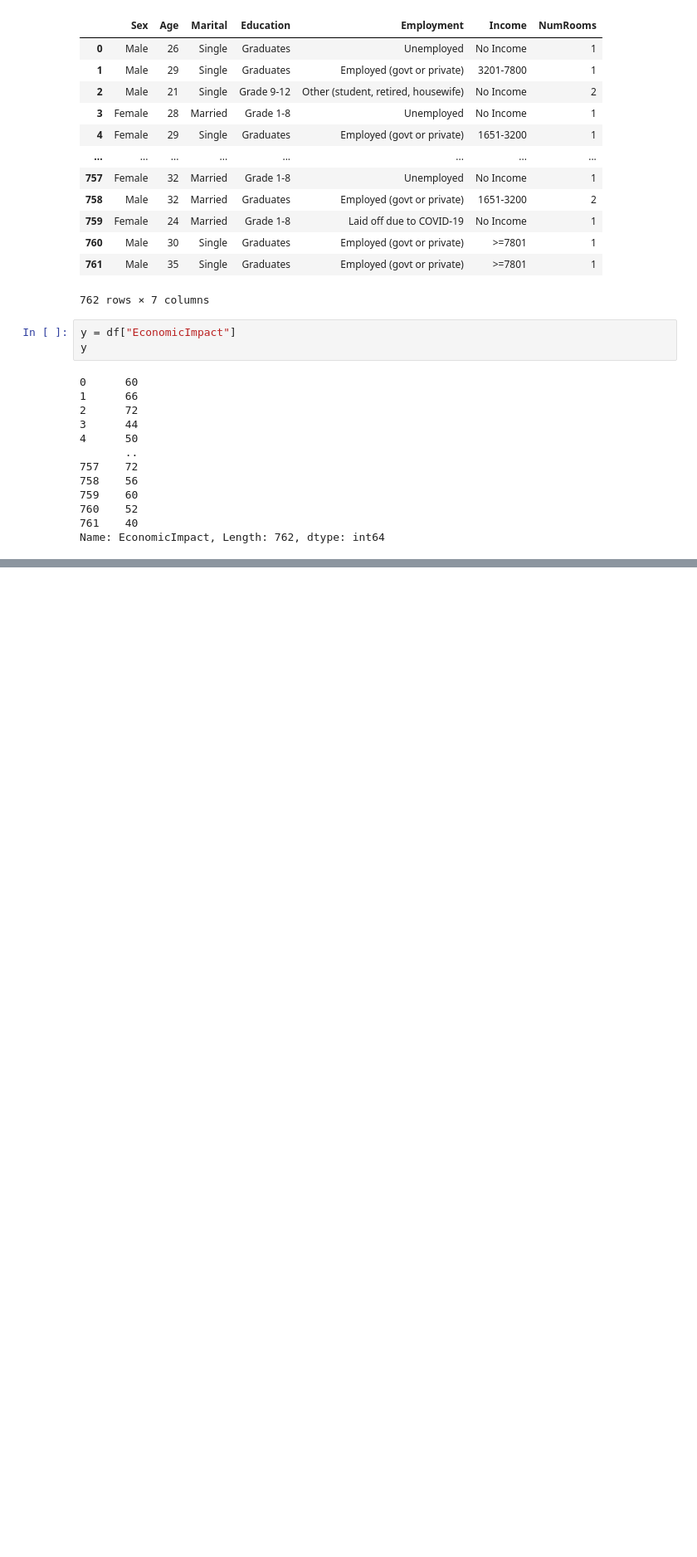
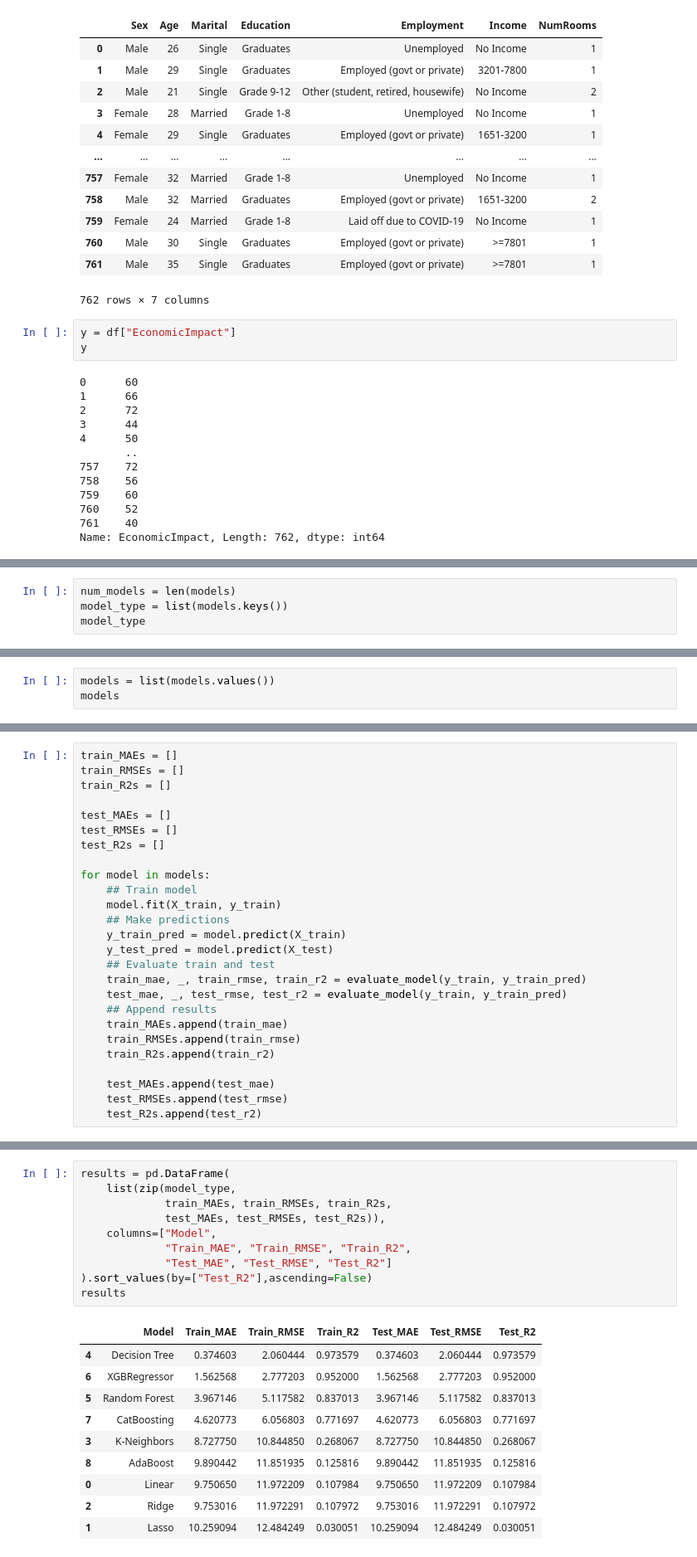
Before and after one commit to awolseid/LR_Project, a Jupyter notebook: notebook/LR4COVID.ipynb, the cells around one changed output, grey strips where cells are left out. Shown: that part at 83% size. Drawn from its saved outputs; the diff is of its cells as text; blank space fills up the shorter version.

Commit message:
Model trained in the notebook

```diff
--- a/notebook/LR4COVID.ipynb
+++ b/notebook/LR4COVID.ipynb
@@ -237,0 +313,4 @@ Name: EconomicImpact, Length: 762, dtype: int64
+# %%
+num_models = len(models)
+model_type = list(models.keys())
+model_type
@@ -237,0 +327,3 @@ Name: EconomicImpact, Length: 762, dtype: int64
+# %%
+models = list(models.values())
+models
@@ -237,0 +350,26 @@ Name: EconomicImpact, Length: 762, dtype: int64
+# %%
+train_MAEs = []
+train_RMSEs = []
+train_R2s = []
+
+test_MAEs = []
+test_RMSEs = []
+test_R2s = []
+
+for model in models:
+    ## Train model
+    model.fit(X_train, y_train)
+    ## Make predictions
+    y_train_pred = model.predict(X_train)
+    y_test_pred = model.predict(X_test)
+    ## Evaluate train and test
+    train_mae, _, train_rmse, train_r2 = evaluate_model(y_train, y_train_pred)
+    test_mae, _, test_rmse, test_r2 = evaluate_model(y_train, y_train_pred)
+    ## Append results
+    train_MAEs.append(train_mae)
+    train_RMSEs.append(train_rmse)
+    train_R2s.append(train_r2)
+
+    test_MAEs.append(test_mae)
+    test_RMSEs.append(test_rmse)
+    test_R2s.append(test_r2)
@@ -237,0 +394,21 @@ Name: EconomicImpact, Length: 762, dtype: int64
+# %%
+results = pd.DataFrame(
+    list(zip(model_type,
+             train_MAEs, train_RMSEs, train_R2s,
+             test_MAEs, test_RMSEs, test_R2s)),
+    columns=["Model",
+             "Train_MAE", "Train_RMSE", "Train_R2",
+             "Test_MAE", "Test_RMSE", "Test_R2"]
+).sort_values(by=["Test_R2"],ascending=False)
+results
+# %% [output]
+|  | Model | Train_MAE | Train_RMSE | Train_R2 | Test_MAE | Test_RMSE | Test_R2 |
+| 4 | Decision Tree | 0.374603 | 2.060444 | 0.973579 | 0.374603 | 2.060444 | 0.973579 |
+| 6 | XGBRegressor | 1.562568 | 2.777203 | 0.952000 | 1.562568 | 2.777203 | 0.952000 |
+| 5 | Random Forest | 3.967146 | 5.117582 | 0.837013 | 3.967146 | 5.117582 | 0.837013 |
+| 7 | CatBoosting | 4.620773 | 6.056803 | 0.771697 | 4.620773 | 6.056803 | 0.771697 |
+| 3 | K-Neighbors | 8.727750 | 10.844850 | 0.268067 | 8.727750 | 10.844850 | 0.268067 |
+| 8 | AdaBoost | 9.890442 | 11.851935 | 0.125816 | 9.890442 | 11.851935 | 0.125816 |
+| 0 | Linear | 9.750650 | 11.972209 | 0.107984 | 9.750650 | 11.972209 | 0.107984 |
+| 2 | Ridge | 9.753016 | 11.972291 | 0.107972 | 9.753016 | 11.972291 | 0.107972 |
+| 1 | Lasso | 10.259094 | 12.484249 | 0.030051 | 10.259094 | 12.484249 | 0.030051 |
```
Also changed, not shown: parts of 19 cells of this notebook, 4 other files.
